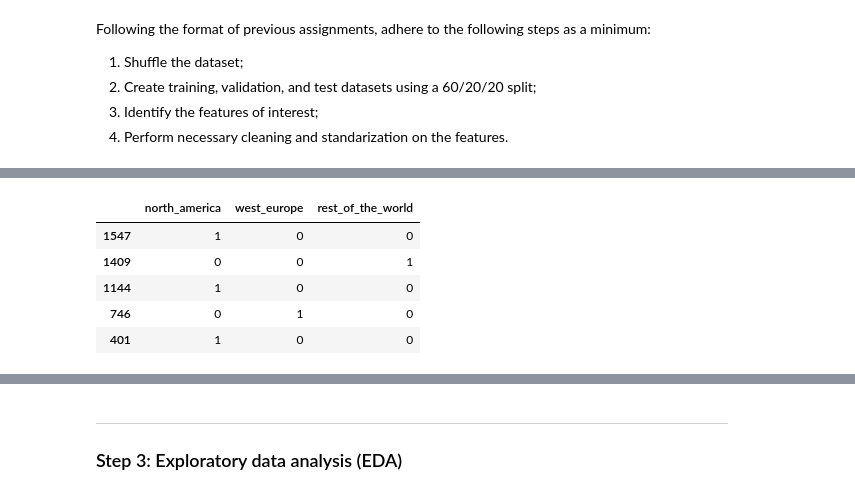
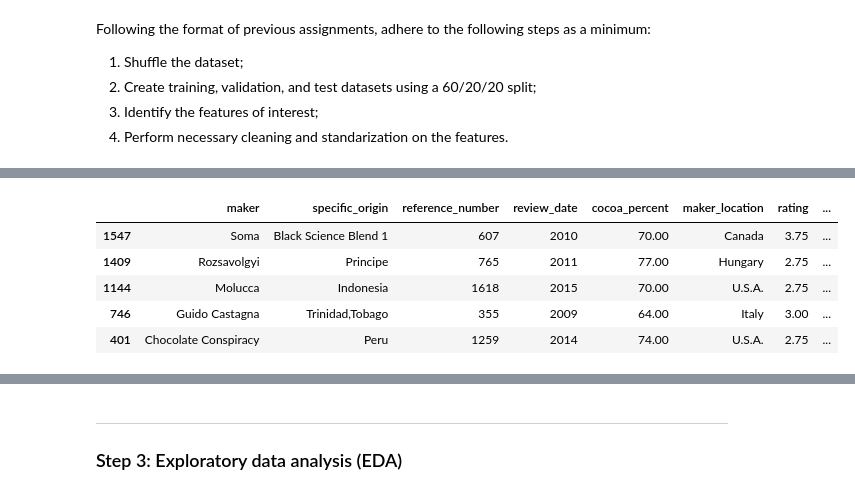
Before and after one commit to dabingougou/207, a Jupyter notebook: week5/05 Multiclass classification.ipynb, the cells around one changed output, grey strips where cells are left out. Drawn from its saved outputs; the diff is of its cells as text; code cells hidden in the pictures.

```diff
--- a/week5/05 Multiclass classification.ipynb
+++ b/week5/05 Multiclass classification.ipynb
@@ -431,4 +416,0 @@ Name: count, dtype: int64
-# %%
-bean_type_mapping = {'Blend': 'Blend',
-                     'Trinitario': 'Trinitario'}
-df_encoded['bean_type'] = df_encoded['bean_type'].map(bean_type_mapping).fillna('other')
@@ -443,2 +417,25 @@ Name: count, dtype: int64
 # %%
+# Now that we created a new bean type col, we need to create one-hot vectors and
+#   drop one col to avoid perfect colinearity
+
+# First create dummies (bool)
 df_encoded = pd.get_dummies(df_encoded, columns=['bean_type'])
+
+# Then drop the bean type 'other' to avoid perfect colinearity
+df_encoded.columns[-1]
+df_encoded.drop(columns='bean_type_Other', inplace=True)
+
+
+# Create better col names
+df_encoded.rename(columns={'bean_type_Blend': 'blend_bean',
+                           'bean_type_Trinitario': 'trinitario_bean'},
+                    inplace=True)
+
+# Create a list of col names for convenience
+bean_type_cols = ['blend_bean', 'trinitario_bean']
+
+# Cast bean types from dummies (bool) to 0-1 integers
+df_encoded[bean_type_cols] = df_encoded[bean_type_cols].astype(int)
+
+# Take a look
+print(f"After grouping and encoding bean type: \n{df_encoded.head()}")
@@ -445,3 +459,0 @@ df_encoded = pd.get_dummies(df_encoded, columns=['bean_type'])
-# %%
-df_encoded.columns[-1]
-df_encoded.drop(columns='bean_type_other', inplace=True)
@@ -537,9 +501,16 @@ df_encoded_shuffle
 # %%
+# Create X and Y
+
+# Note that a list of target columns were defined earlier
 X = df_encoded_shuffle.drop(columns=outcome_cols)
 Y = df_encoded_shuffle[outcome_cols]
 
-print(X.head())
-Y.head()
-#X_train_val, X_test, Y_train_val, Y_test =
-#df_encoded_shuffle
+# Print out Y
+print(f"Y head:\n{Y.head()}")
+
+print(80*'-')
+
+# print out X
+print("X head:")
+X.head()
 # %% [output]
@@ -566,7 +526,7 @@ Y.head()
-|  | north_america | west_europe | rest_of_the_world |
-| 1547 | 1 | 0 | 0 |
-| 1409 | 0 | 0 | 1 |
-| 1144 | 1 | 0 | 0 |
-| 746 | 0 | 1 | 0 |
-| 401 | 1 | 0 | 0 |
+|  | maker | specific_origin | reference_number | review_date | cocoa_percent | maker_location | rating | ... |
+| 1547 | Soma | Black Science Blend 1 | 607 | 2010 | 70.00 | Canada | 3.75 | ... |
+| 1409 | Rozsavolgyi | Principe | 765 | 2011 | 77.00 | Hungary | 2.75 | ... |
+| 1144 | Molucca | Indonesia | 1618 | 2015 | 70.00 | U.S.A. | 2.75 | ... |
+| 746 | Guido Castagna | Trinidad,Tobago | 355 | 2009 | 64.00 | Italy | 3.00 | ... |
+| 401 | Chocolate Conspiracy | Peru | 1259 | 2014 | 74.00 | U.S.A. | 2.75 | ... |
 # %%
```
Also changed, not shown: parts of 35 cells of this notebook.
